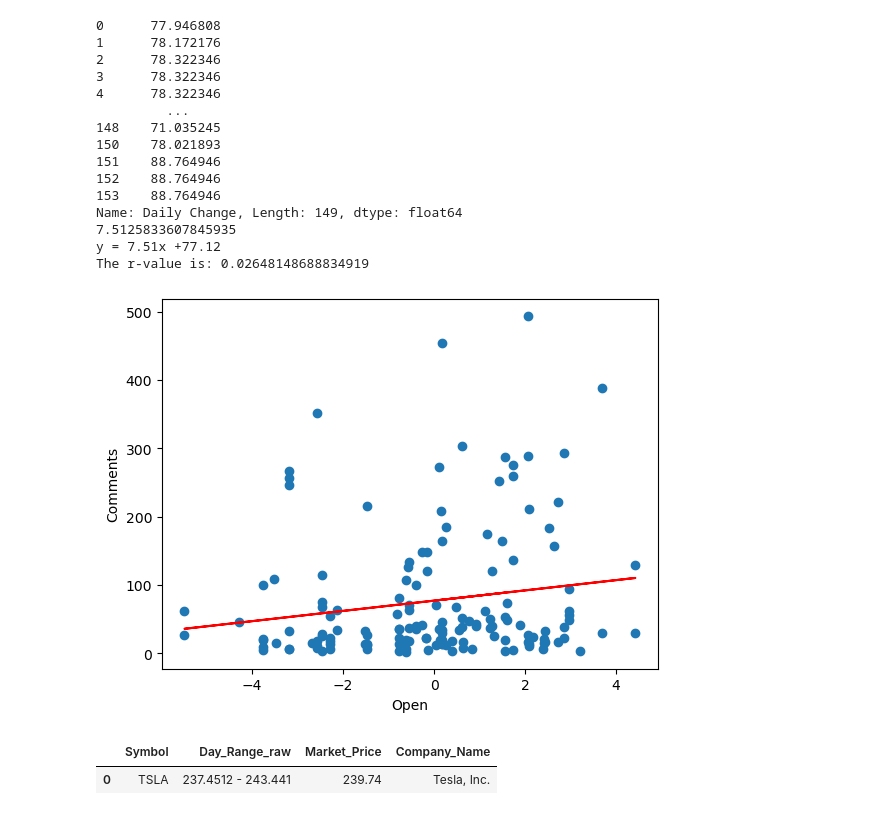
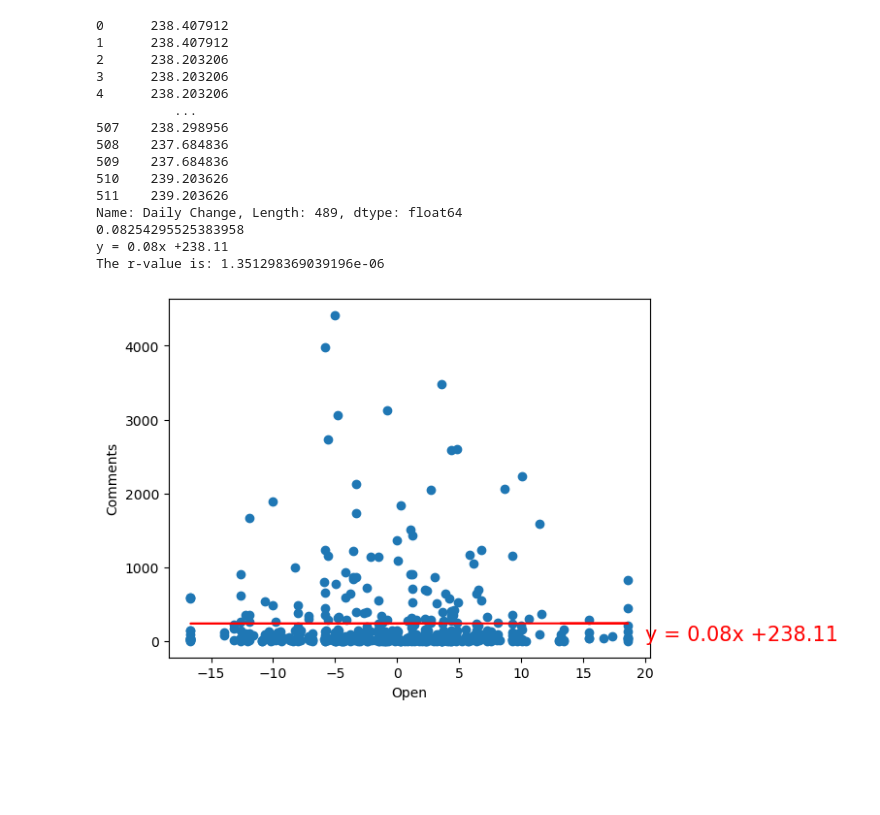
Before and after one commit to AprilHolmes7825/Project_1, a Jupyter notebook: Reddit_data_pull.ipynb, the cells around one changed output. Drawn from its saved outputs; the diff is of its cells as text; code cells hidden in the pictures; blank space fills up the shorter version.

Commit message:
final comments

```diff
--- a/Reddit_data_pull.ipynb
+++ b/Reddit_data_pull.ipynb
@@ -64,6 +65,5 @@ print(yahoo_response)
 # %%
-#Do reddit search
-
+#Grabbing function method to access reddit
 auth = requests.auth.HTTPBasicAuth(reddit_client_id,reddit_secret_key)
 data = {
     'grant_type': 'password',
@@ -71,14 +71,17 @@ data = {
     'password': reddit_password
 }
 headers = {'User-Agent': 'redditapi/1'}
+#Grabbing posts from reddit
 res = requests.post('https://www.reddit.com/api/v1/access_token',
                     auth=auth, data=data, headers=headers)
 token12 = res.json()['access_token']
 headers = {**headers, **{'Authorization': f'bearer {token12}'}}
 headers
 requests.get('https://oauth.reddit.com/api/v1/me', headers=headers)
+#Creating empty list to store reddit posts
+reddit_posts = []
 
-reddit_posts = []
+#Activating Praw
 reddit = praw.Reddit(
     client_id=reddit_client_id,
     client_secret=reddit_secret_key,
@@ -89,17 +92,16 @@ reddit = praw.Reddit(
 
 
 #-----------------------------------------------------------TO-DO: Do we need to set a different limit or search criteria?
+#Using praw to get subreddit easily
 for term in reddit_search_list:
-    for submission in reddit.subreddit("wallstreetbets").search(term, limit=100, sort="new"):
+    for submission in reddit.subreddit("wallstreetbets").search(term, limit=1000, sort="new"):
         sub_create_utc = datetime.utcfromtimestamp(submission.created_utc).strftime('%Y-%m-%d')
         reddit_posts.append({"search term": term,
                              "title": submission.title,
                             "upvotes": submission.score,
                             "num_comments": submission.num_comments,
                             "date_utc": sub_create_utc})
-
-
-
+#Creating Dataframe
 reddit_df = pd.DataFrame(reddit_posts)
 reddit_df.drop_duplicates(subset=["title"],keep="first",inplace=True)
 reddit_df
@@ -120,6 +122,7 @@ reddit_df
 # %%
-url = f"https://yahoo-finance127.p.rapidapi.com/historic/{stock_symbol}/1d/100d"
-
+#Prepping Yahoo Rapid API for JSON print
+url = f"https://yahoo-finance127.p.rapidapi.com/historic/{stock_symbol}/1d/1000d"
+#Printing yahoo Rapid API
 yahoo_response2 = requests.get(url,headers=headers_yahoo).json()
 yahoo_response2
 # %% [output]
@@ -222,60 +225,57 @@ merged_df
 # %%
-# Linear regression on Reddit upvotes and comments
+# Linear regression on Reddit upvotes and comments, yahoo prices
 x_values = merged_df['Daily Change']
-y_values = merged_df['num_comments']
+y_values = merged_df['upvotes']
 
-# Perform a linear regression on temperature vs. latitude
+# Perform a linear regression on X and Y
 (slope, intercept, rvalue, pvalue, stderr) = linregress(x_values, y_values)
 
 # Get regression values
 regress_values = x_values * slope + intercept
 print(regress_values)
 print(slope)
-
+#Creating line equation
 line_eq = "y = " + str(round(slope,2)) + "x +" + str(round(intercept,2))
 print(line_eq)
 # Create Plot
 plt.scatter(x_values,y_values)
 plt.plot(x_values,regress_values,"r-")
 
 # Label plot and annotate the line equation
 plt.xlabel('Open')
 plt.ylabel('Comments')
 plt.annotate(line_eq,(20,5),fontsize=15,color="red")
 
 # Print r value
 print(f"The r-value is: {rvalue**2}")
 
 # Show plot
 plt.show()
 # %% [output]
-0      77.946808
-1      78.172176
-2      78.322346
-3      78.322346
-4      78.322346
-         ...
-148    71.035245
-150    78.021893
-151    88.764946
-152    88.764946
-153    88.764946
-Name: Daily Change, Length: 149, dtype: float64
-7.5125833607845935
-y = 7.51x +77.12
-The r-value is: 0.02648148688834919
+0      238.407912
+1      238.407912
+2      238.203206
+3      238.203206
+4      238.203206
+          ...
+507    238.298956
+508    237.684836
+509    237.684836
+510    239.203626
+511    239.203626
+Name: Daily Change, Length: 489, dtype: float64
+0.08254295525383958
+y = 0.08x +238.11
+The r-value is: 1.351298369039196e-06
-[figure, old version]
+[figure, new version]
 # %%
 
-yahoo_finance = []
+# yahoo_finance = []
 
-yahoo_finance.append({"Symbol": yahoo_response["symbol"],
-                        "Day_Range_raw": yahoo_response["regularMarketDayRange"]["raw"],
-                        "Market_Price": yahoo_response["regularMarketPrice"]["raw"],
-                        "Company_Name": yahoo_response["longName"]})
+# yahoo_finance.append({"Symbol": yahoo_response["symbol"],
+#                         "Day_Range_raw": yahoo_response["regularMarketDayRange"]["raw"],
+#                         "Market_Price": yahoo_response["regularMarketPrice"]["raw"],
+#                         "Company_Name": yahoo_response["longName"]})
 
-yahoo_finance_df = pd.DataFrame(yahoo_finance)
-yahoo_finance_df.head()
+# yahoo_finance_df = pd.DataFrame(yahoo_finance)
+# yahoo_finance_df.head()
-# %% [output]
-|  | Symbol | Day_Range_raw | Market_Price | Company_Name |
-| 0 | TSLA | 237.4512 - 243.441 | 239.74 | Tesla, Inc. |
```
Also changed, not shown: parts of 12 cells of this notebook.
